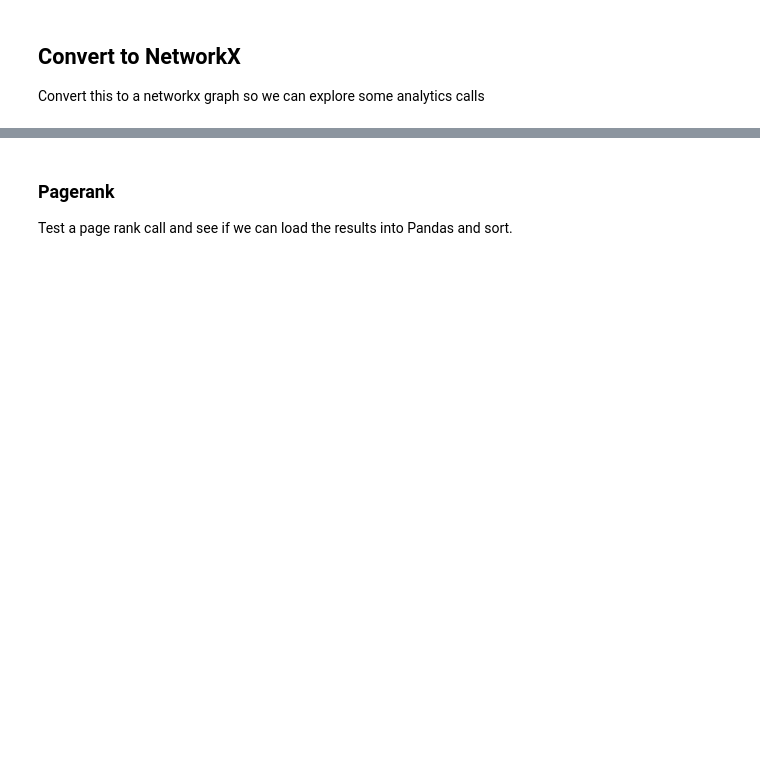
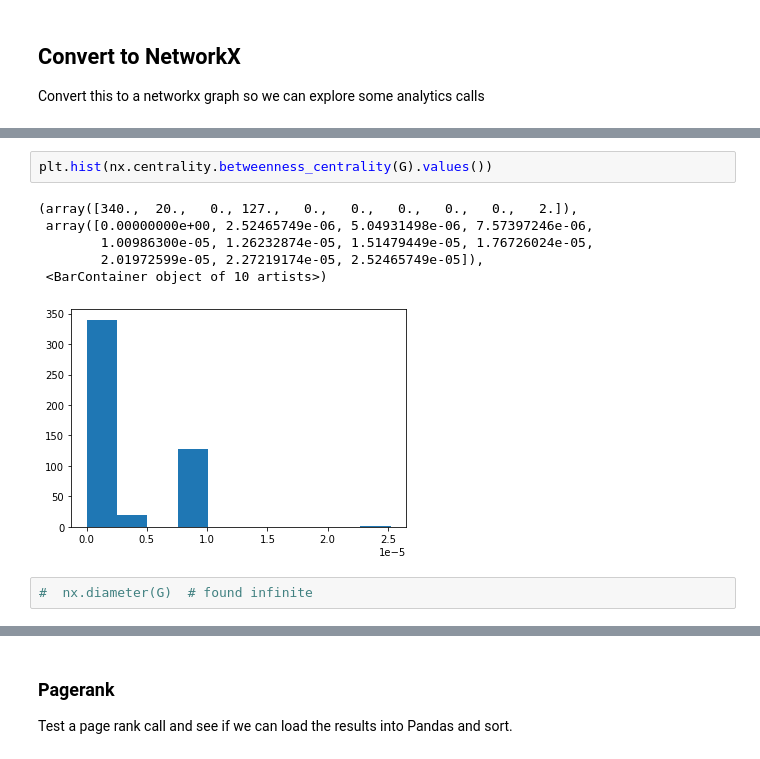
Before and after one commit to fils/EarthCubeGraphAnalytics, a Jupyter notebook: notebooks/ECO_GraphAnalytics.ipynb, the cells around one changed output, grey strips where cells are left out. Cells and saved outputs as stored; diff of their text form; blank space fills up the shorter version.

```diff
--- a/notebooks/ECO_GraphAnalytics.ipynb
+++ b/notebooks/ECO_GraphAnalytics.ipynb
@@ -156,0 +200,11 @@ G = rdflib_to_networkx_digraph(parsed)
+# %%
+plt.hist(nx.centrality.betweenness_centrality(G).values())
+# %% [output]
+(array([340.,  20.,   0., 127.,   0.,   0.,   0.,   0.,   0.,   2.]),
+ array([0.00000000e+00, 2.52465749e-06, 5.04931498e-06, 7.57397246e-06,
+        1.00986300e-05, 1.26232874e-05, 1.51479449e-05, 1.76726024e-05,
+        2.01972599e-05, 2.27219174e-05, 2.52465749e-05]),
+ <BarContainer object of 10 artists>)
+[figure, added]
+# %%
+#  nx.diameter(G)  # found infinite
```
Also changed, not shown: parts of 16 cells of this notebook, 1 other file.
